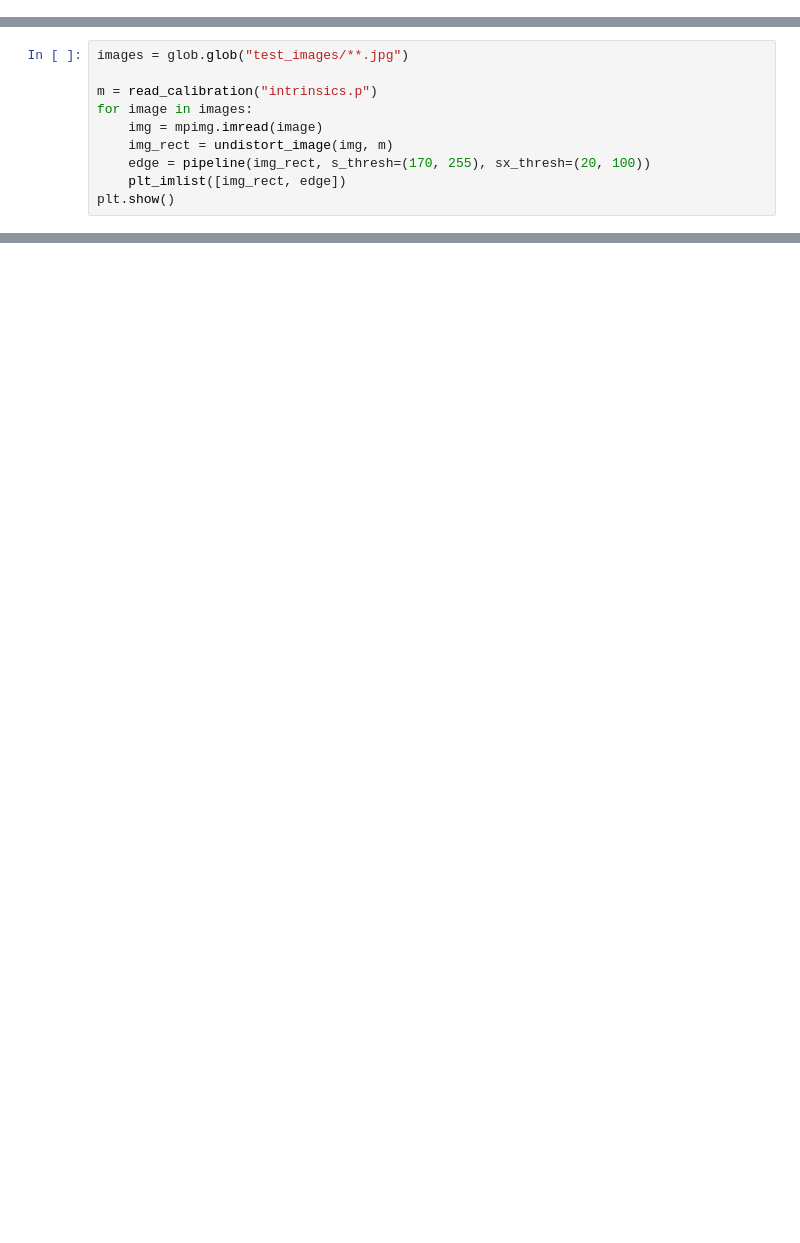
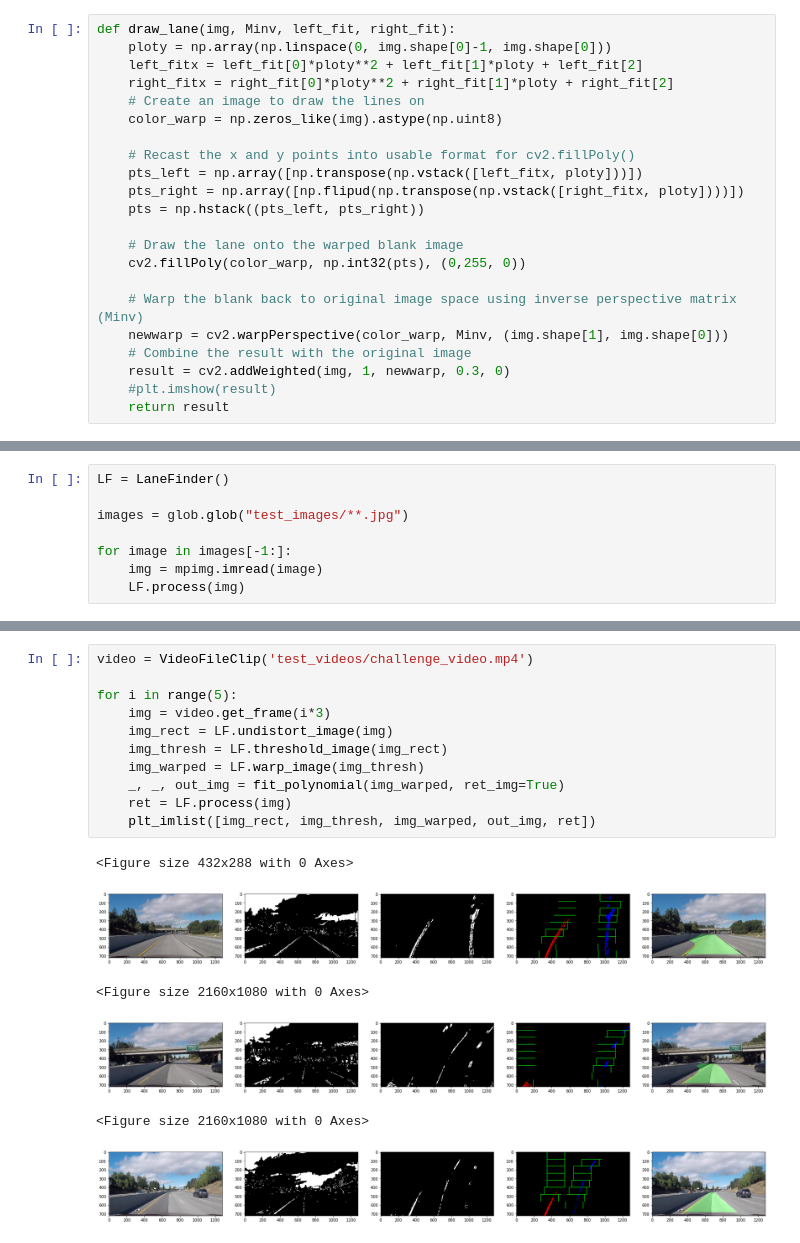
Before and after one commit to Zulkhuu/self-driving-car, a Jupyter notebook: P2_advanced_lane_finding/lane_finding.ipynb, the cells around one changed output, grey strips where cells are left out. Saved outputs shown, nothing was run; the diff lists cells and outputs as text; blank space fills up the shorter version.

```diff
--- a/P2_advanced_lane_finding/lane_finding.ipynb
+++ b/P2_advanced_lane_finding/lane_finding.ipynb
@@ -17,0 +184,22 @@ m = read_calibration("intrinsics.p")
+# %%
+def draw_lane(img, Minv, left_fit, right_fit):
+    ploty = np.array(np.linspace(0, img.shape[0]-1, img.shape[0]))
+    left_fitx = left_fit[0]*ploty**2 + left_fit[1]*ploty + left_fit[2]
+    right_fitx = right_fit[0]*ploty**2 + right_fit[1]*ploty + right_fit[2]
+    # Create an image to draw the lines on
+    color_warp = np.zeros_like(img).astype(np.uint8)
+
+    # Recast the x and y points into usable format for cv2.fillPoly()
+    pts_left = np.array([np.transpose(np.vstack([left_fitx, ploty]))])
+    pts_right = np.array([np.flipud(np.transpose(np.vstack([right_fitx, ploty])))])
+    pts = np.hstack((pts_left, pts_right))
+
+    # Draw the lane onto the warped blank image
+    cv2.fillPoly(color_warp, np.int32(pts), (0,255, 0))
+
+    # Warp the blank back to original image space using inverse perspective matrix (Minv)
+    newwarp = cv2.warpPerspective(color_warp, Minv, (img.shape[1], img.shape[0]))
+    # Combine the result with the original image
+    result = cv2.addWeighted(img, 1, newwarp, 0.3, 0)
+    #plt.imshow(result)
+    return result
@@ -18,11 +269,9 @@ m = read_calibration("intrinsics.p")
 # %%
+LF = LaneFinder()
+
 images = glob.glob("test_images/**.jpg")
 
-m = read_calibration("intrinsics.p")
-for image in images:
+for image in images[-1:]:
     img = mpimg.imread(image)
-    img_rect = undistort_image(img, m)
-    edge = pipeline(img_rect, s_thresh=(170, 255), sx_thresh=(20, 100))
-    plt_imlist([img_rect, edge])
-plt.show()
+    LF.process(img)
 # %% [output]
@@ -41,0 +279,18 @@ plt.show()
+# %%
+video = VideoFileClip('test_videos/challenge_video.mp4')
+
+for i in range(5):
+    img = video.get_frame(i*3)
+    img_rect = LF.undistort_image(img)
+    img_thresh = LF.threshold_image(img_rect)
+    img_warped = LF.warp_image(img_thresh)
+    _, _, out_img = fit_polynomial(img_warped, ret_img=True)
+    ret = LF.process(img)
+    plt_imlist([img_rect, img_thresh, img_warped, out_img, ret])
+# %% [output]
+<Figure size 432x288 with 0 Axes>
+[figure, added]
+<Figure size 2160x1080 with 0 Axes>
+[figure, added]
+<Figure size 2160x1080 with 0 Axes>
+[figure, added]
```
Also changed, not shown: parts of 11 cells of this notebook, 5 other files.
